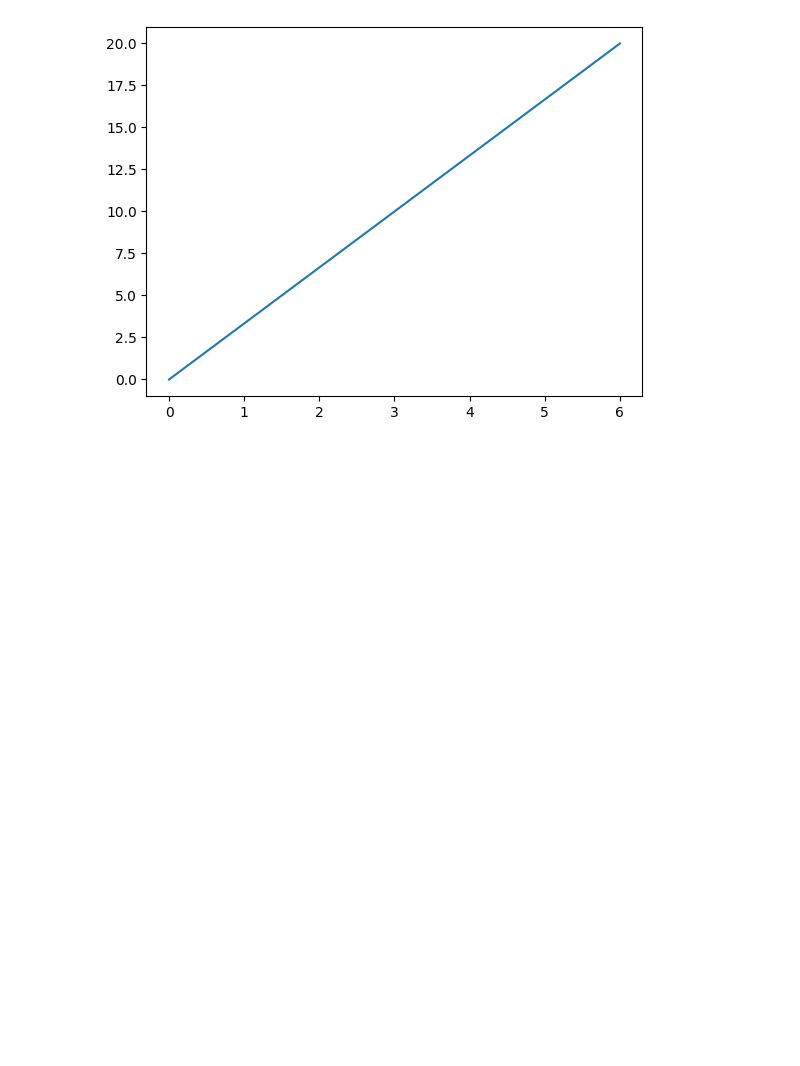
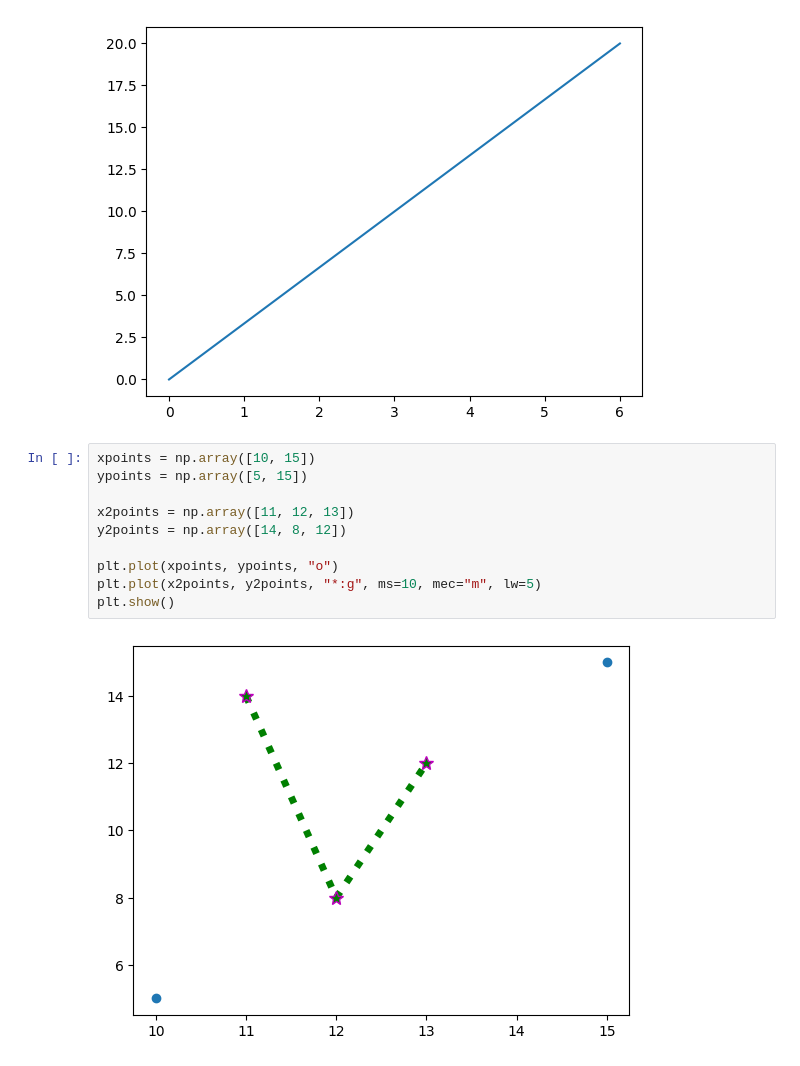
Before and after one commit to celiniebienie/probly, a Jupyter notebook: notebooks/examples/first_matplotlib_experiments.ipynb, the cells around one changed output. Drawn from its saved outputs; the diff is of its cells as text; blank space fills up the shorter version.

Commit message:
Figuring out plot, scatter plot, and more than one plot (celiniebienie #2)

```diff
--- a/notebooks/examples/first_matplotlib_experiments.ipynb
+++ b/notebooks/examples/first_matplotlib_experiments.ipynb
@@ -9,3 +9,15 @@ plt.plot(xpoints, ypoints)
 plt.show()
 # %% [output]
 [figure]
+# %%
+xpoints = np.array([10, 15])
+ypoints = np.array([5, 15])
+
+x2points = np.array([11, 12, 13])
+y2points = np.array([14, 8, 12])
+
+plt.plot(xpoints, ypoints, "o")
+plt.plot(x2points, y2points, "*:g", ms=10, mec="m", lw=5)
+plt.show()
+# %% [output]
+[figure, added]
```
Also changed, not shown: parts of 4 cells of this notebook.
